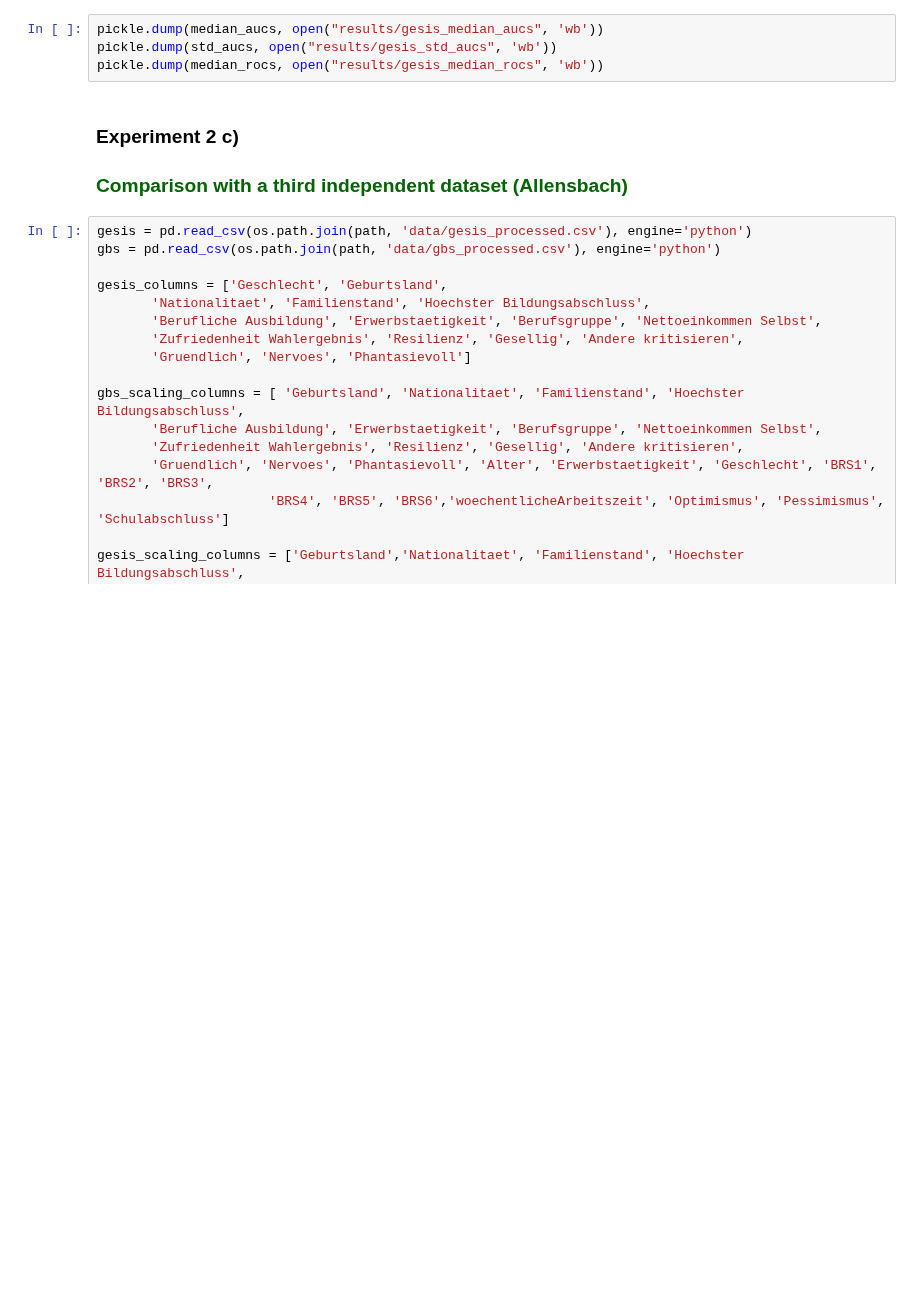
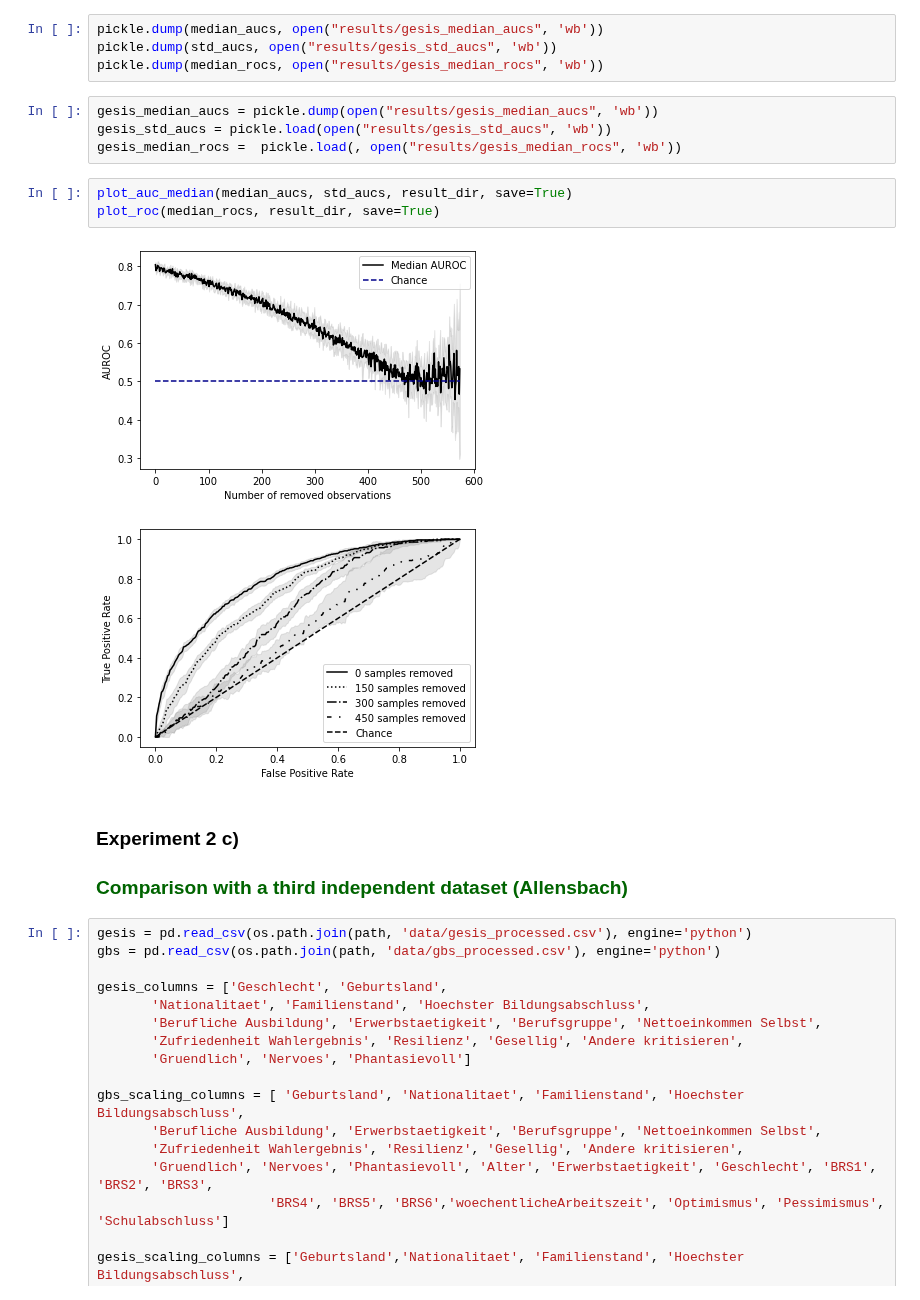
Before and after one commit to laksannathan/maximal-representative-sampling, a Jupyter notebook: src/Maximal Representative Sampling.ipynb, the cells around one changed output. Drawn from its saved outputs; the diff is of its cells as text; blank space fills up the shorter version.

```diff
--- a/src/Maximal Representative Sampling.ipynb
+++ b/src/Maximal Representative Sampling.ipynb
@@ -747,6 +762,16 @@ pickle.dump(median_rocs, open(result_dir + "/median_rocs", 'wb'))
 pickle.dump(median_aucs, open("results/gesis_median_aucs", 'wb'))
 pickle.dump(std_aucs, open("results/gesis_std_aucs", 'wb'))
 pickle.dump(median_rocs, open("results/gesis_median_rocs", 'wb'))
+# %%
+gesis_median_aucs = pickle.dump(open("results/gesis_median_aucs", 'wb'))
+gesis_std_aucs = pickle.load(open("results/gesis_std_aucs", 'wb'))
+gesis_median_rocs =  pickle.load(, open("results/gesis_median_rocs", 'wb'))
+# %%
+plot_auc_median(median_aucs, std_aucs, result_dir, save=True)
+plot_roc(median_rocs, result_dir, save=True)
+# %% [output]
+[figure, added]
+[figure, added]
 # %% [markdown]
 ### Experiment 2 c)
 ### <font color='darkgreen'> Comparison with a third independent dataset (Allensbach) </font>
```
Also changed, not shown: parts of 16 cells of this notebook.
